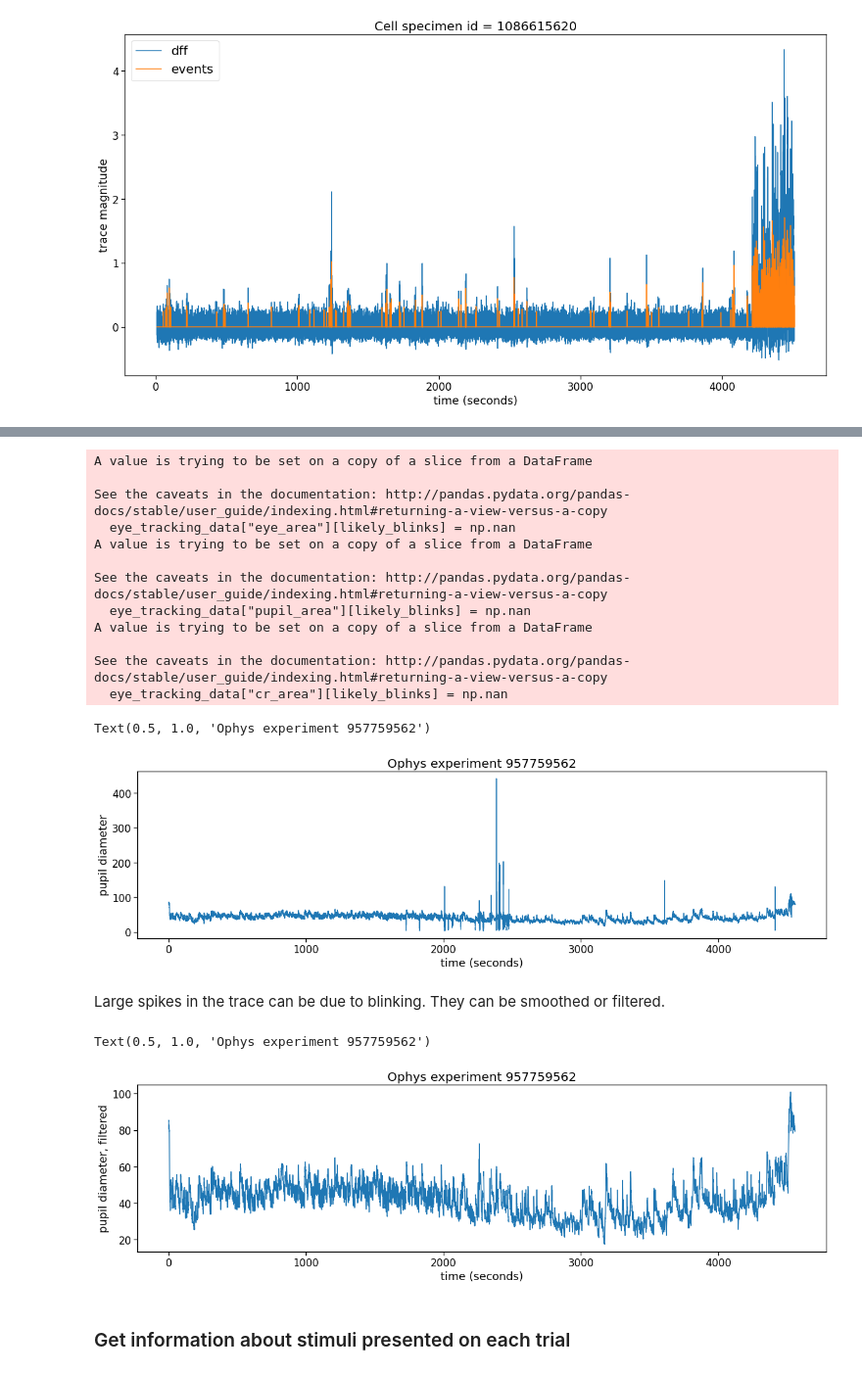
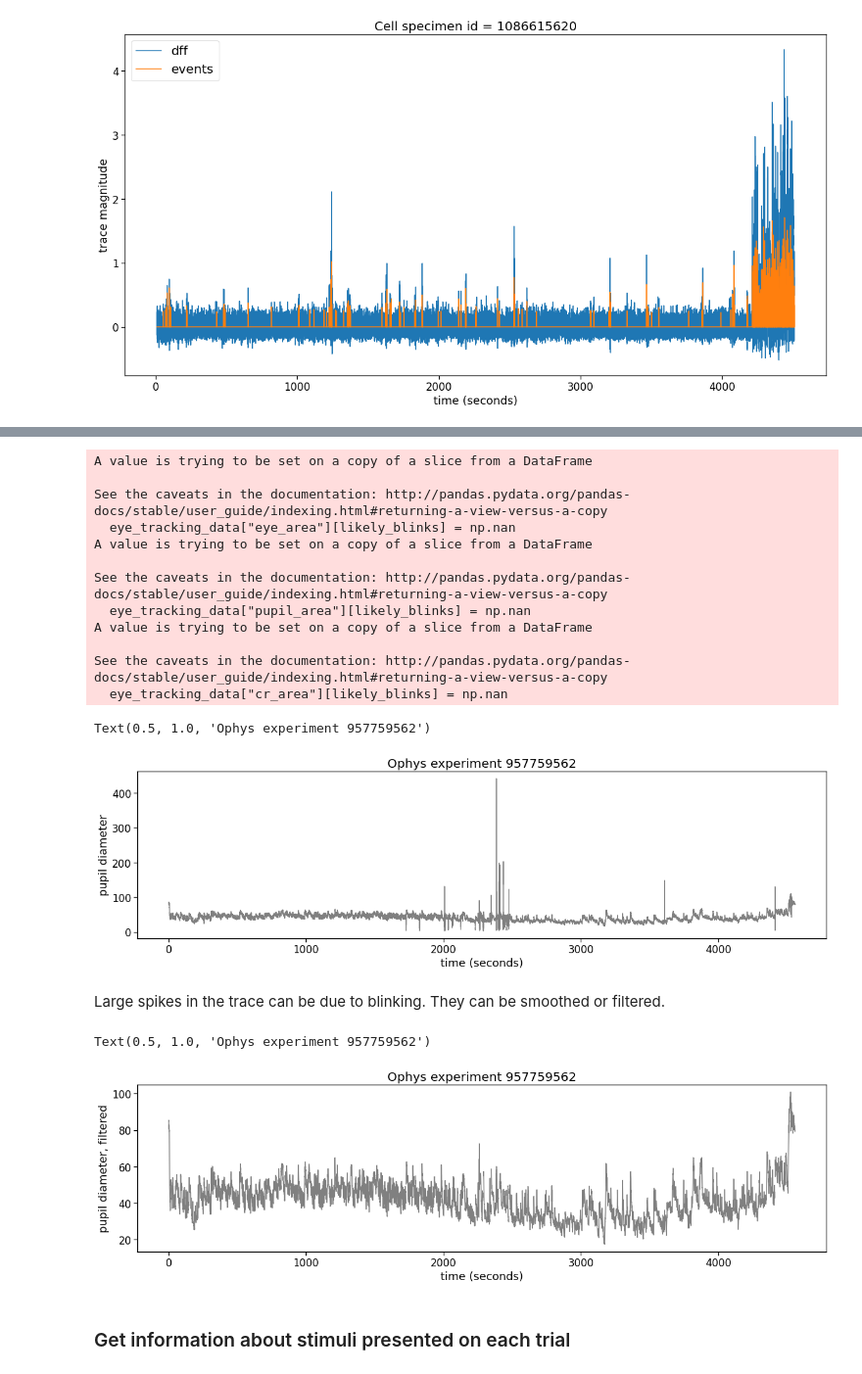
Before and after one commit to AllenInstitute/visual_behavior_analysis, a Jupyter notebook: notebooks/22.03.2021_load_ophys_data_example.ipynb, the cells around one changed output, grey strips where cells are left out. Shown at 98% size. Cells and saved outputs as stored; diff of their text form; code cells hidden in the pictures.

```diff
--- a/notebooks/22.03.2021_load_ophys_data_example.ipynb
+++ b/notebooks/22.03.2021_load_ophys_data_example.ipynb
@@ -202,7 +202,7 @@ Text(0.5, 1.0, 'Ophys experiment 957759562')
 # %%
 # plot pupil diameter for the same experiment
 fig, ax = plt.subplots(1,1, figsize = (20,5))
-ax.plot(dataset.eye_tracking.timestamps, dataset.eye_tracking.pupil_width)
+ax.plot(dataset.eye_tracking.timestamps, dataset.eye_tracking.pupil_width, color='gray')
 ax.set_xlabel('time (seconds)')
 ax.set_ylabel('pupil diameter')
 ax.set_title('Ophys experiment {}'.format(ophys_experiment_id), fontsize = 20)
@@ -220,23 +220,23 @@ A value is trying to be set on a copy of a slice from a DataFrame
 See the caveats in the documentation: http://pandas.pydata.org/pandas-docs/stable/user_guide/indexing.html#returning-a-view-versus-a-copy
   eye_tracking_data["cr_area"][likely_blinks] = np.nan
 Text(0.5, 1.0, 'Ophys experiment 957759562')
-[figure, old version]
+[figure, new version]
 # %% [markdown]
 Large spikes in the trace can be due to blinking. They can be smoothed or filtered.
 # %%
 import scipy.signal as signal
 # you can smooth or filter signals with your choice of methods in scipy library.
 
 smoothed_pupil_diameter = signal.savgol_filter(dataset.eye_tracking.pupil_width, 51, 5, mode='nearest')
 
 fig, ax = plt.subplots(1,1, figsize = (20,5))
-ax.plot(dataset.eye_tracking.timestamps, smoothed_pupil_diameter)
+ax.plot(dataset.eye_tracking.timestamps, smoothed_pupil_diameter, color='gray')
 ax.set_xlabel('time (seconds)')
 ax.set_ylabel('pupil diameter, filtered')
 ax.set_title('Ophys experiment {}'.format(ophys_experiment_id), fontsize = 20)
 # %% [output]
 Text(0.5, 1.0, 'Ophys experiment 957759562')
-[figure, old version]
+[figure, new version]
 # %% [markdown]
 ### Get information about stimuli presented on each trial
 # %%
```
Also changed, not shown: parts of 8 cells of this notebook.
